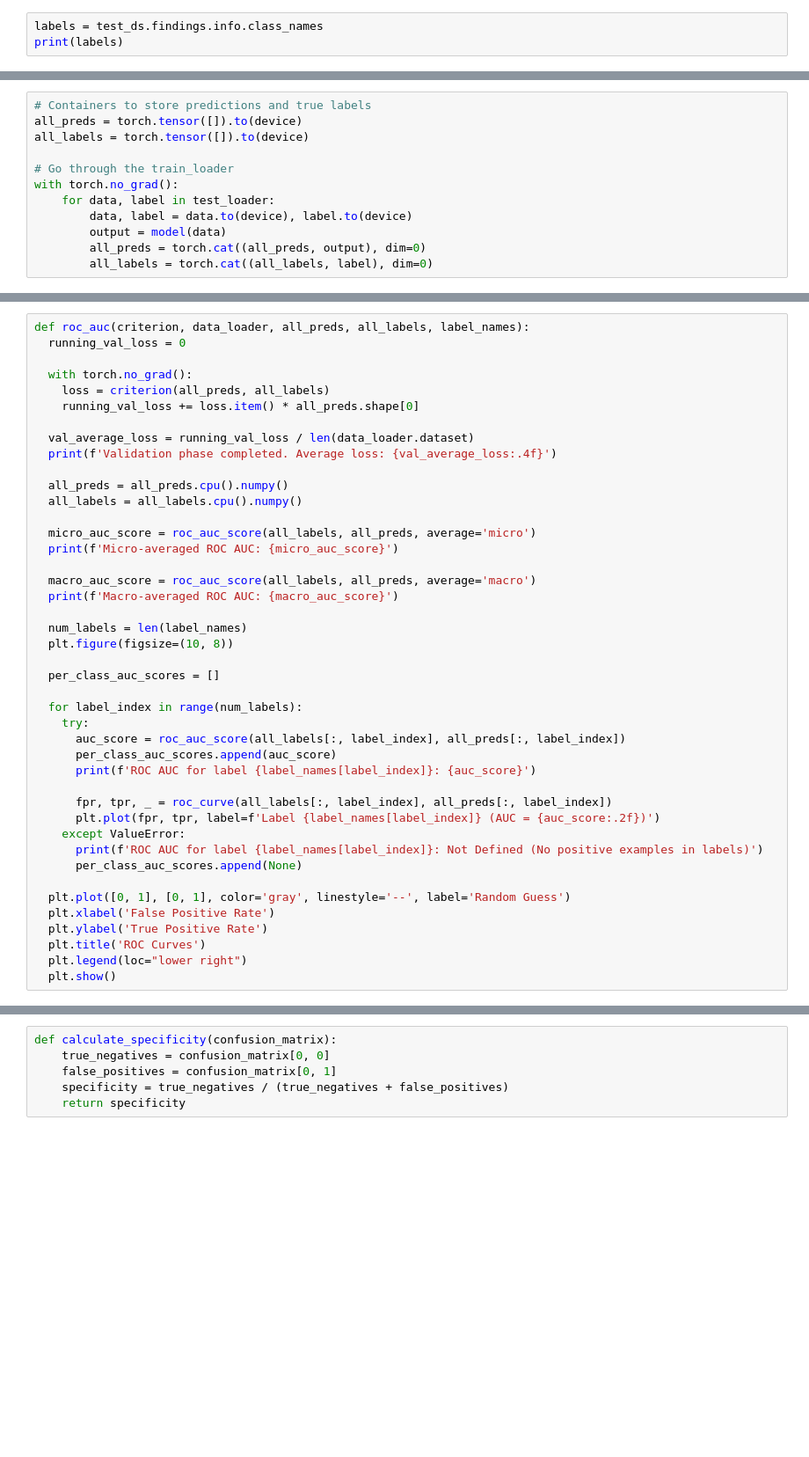
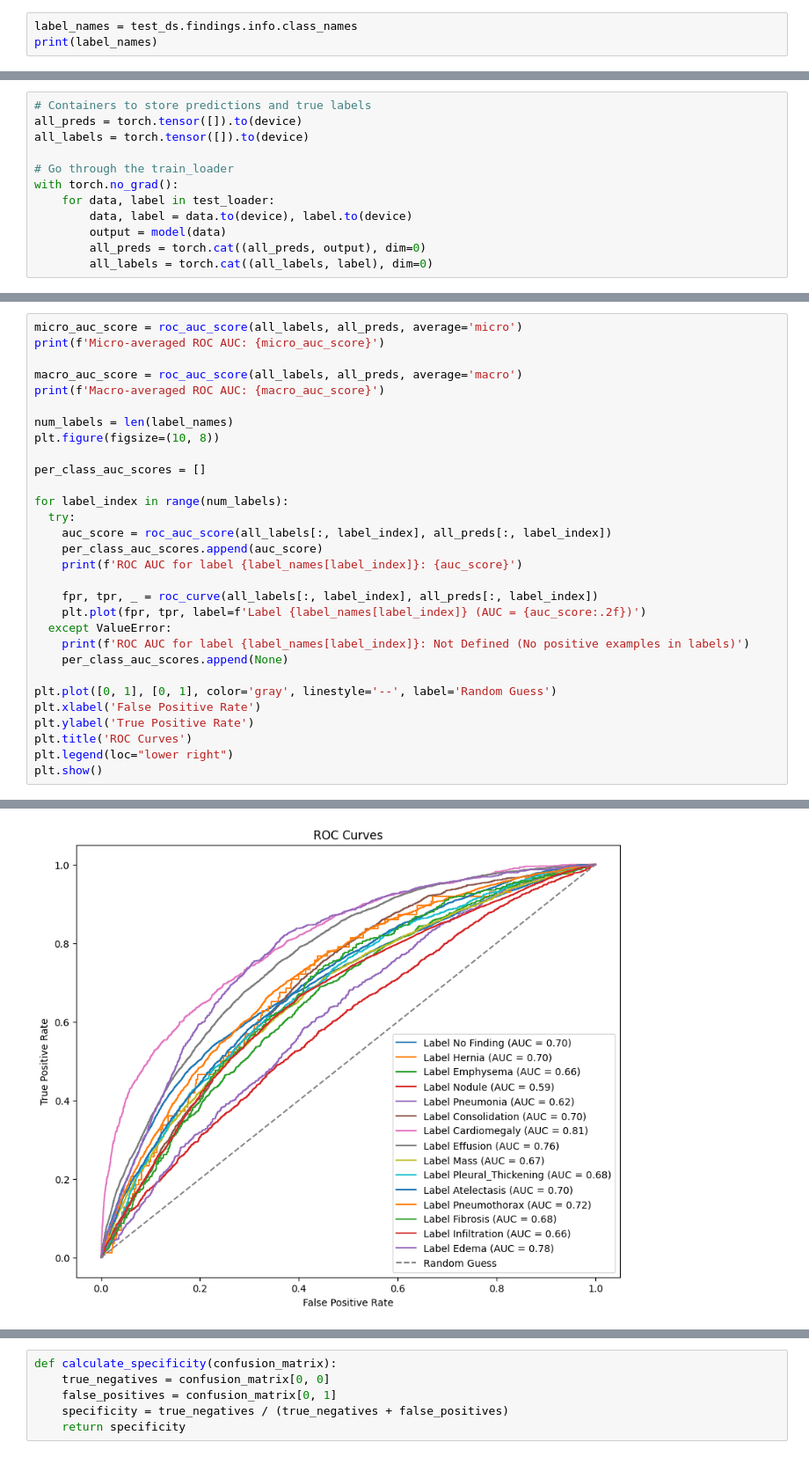
Before and after one commit to bmariuszb/NIH-chestX-ray, a Jupyter notebook: VGG16_metrics.ipynb, the cells around one changed output, grey strips where cells are left out. Shown: that part at 88% size. Cells and saved outputs as stored; diff of their text form; blank space fills up the shorter version.

```diff
--- a/VGG16_metrics.ipynb
+++ b/VGG16_metrics.ipynb
@@ -109,8 +104,8 @@ def load_model(result_file_model, model_to_load, model, epoch, device):
     print(f'Model loaded from {model_save_path}')
     return model
 # %%
-labels = test_ds.findings.info.class_names
-print(labels)
+label_names = test_ds.findings.info.class_names
+print(label_names)
 # %% [output]
 ['No Finding', 'Hernia', 'Emphysema', 'Nodule', 'Pneumonia', 'Consolidation', 'Cardiomegaly', 'Effusion', 'Mass', 'Pleural_Thickening', 'Atelectasis', 'Pneumothorax', 'Fibrosis', 'Infiltration', 'Edem ...
 # %%
@@ -212,43 +212,31 @@ tensor([[0., 0., 0.,  ..., 0., 0., 0.],
 # %%
-def roc_auc(criterion, data_loader, all_preds, all_labels, label_names):
-  running_val_loss = 0
+micro_auc_score = roc_auc_score(all_labels, all_preds, average='micro')
+print(f'Micro-averaged ROC AUC: {micro_auc_score}')
 
-  with torch.no_grad():
-    loss = criterion(all_preds, all_labels)
-    running_val_loss += loss.item() * all_preds.shape[0]
+macro_auc_score = roc_auc_score(all_labels, all_preds, average='macro')
+print(f'Macro-averaged ROC AUC: {macro_auc_score}')
 
-  val_average_loss = running_val_loss / len(data_loader.dataset)
-  print(f'Validation phase completed. Average loss: {val_average_loss:.4f}')
+num_labels = len(label_names)
+plt.figure(figsize=(10, 8))
 
-  all_preds = all_preds.cpu().numpy()
-  all_labels = all_labels.cpu().numpy()
+per_class_auc_scores = []
 
-  micro_auc_score = roc_auc_score(all_labels, all_preds, average='micro')
-  print(f'Micro-averaged ROC AUC: {micro_auc_score}')
+for label_index in range(num_labels):
+  try:
+    auc_score = roc_auc_score(all_labels[:, label_index], all_preds[:, label_index])
+    per_class_auc_scores.append(auc_score)
+    print(f'ROC AUC for label {label_names[label_index]}: {auc_score}')
 
-  macro_auc_score = roc_auc_score(all_labels, all_preds, average='macro')
-  print(f'Macro-averaged ROC AUC: {macro_auc_score}')
+    fpr, tpr, _ = roc_curve(all_labels[:, label_index], all_preds[:, label_index])
+    plt.plot(fpr, tpr, label=f'Label {label_names[label_index]} (AUC = {auc_score:.2f})')
+  except ValueError:
+    print(f'ROC AUC for label {label_names[label_index]}: Not Defined (No positive examples in labels)')
+    per_class_auc_scores.append(None)
 
-  num_labels = len(label_names)
-  plt.figure(figsize=(10, 8))
-
-  per_class_auc_scores = []
-
-  for label_index in range(num_labels):
-    try:
-      auc_score = roc_auc_score(all_labels[:, label_index], all_preds[:, label_index])
-      per_class_auc_scores.append(auc_score)
-      print(f'ROC AUC for label {label_names[label_index]}: {auc_score}')
-
-      fpr, tpr, _ = roc_curve(all_labels[:, label_index], all_preds[:, label_index])
-      plt.plot(fpr, tpr, label=f'Label {label_names[label_index]} (AUC = {auc_score:.2f})')
-    except ValueError:
-      print(f'ROC AUC for label {label_names[label_index]}: Not Defined (No positive examples in labels)')
-      per_class_auc_scores.append(None)
-
-  plt.plot([0, 1], [0, 1], color='gray', linestyle='--', label='Random Guess')
-  plt.xlabel('False Positive Rate')
-  plt.ylabel('True Positive Rate')
-  plt.title('ROC Curves')
-  plt.legend(loc="lower right")
-  plt.show()
+plt.plot([0, 1], [0, 1], color='gray', linestyle='--', label='Random Guess')
+plt.xlabel('False Positive Rate')
+plt.ylabel('True Positive Rate')
+plt.title('ROC Curves')
+plt.legend(loc="lower right")
+plt.show()
+# %% [output]
@@ -254,0 +260 @@ def roc_auc(criterion, data_loader, all_preds, all_labels, label_names):
+[figure, added]
```
Also changed, not shown: parts of 31 cells of this notebook.
